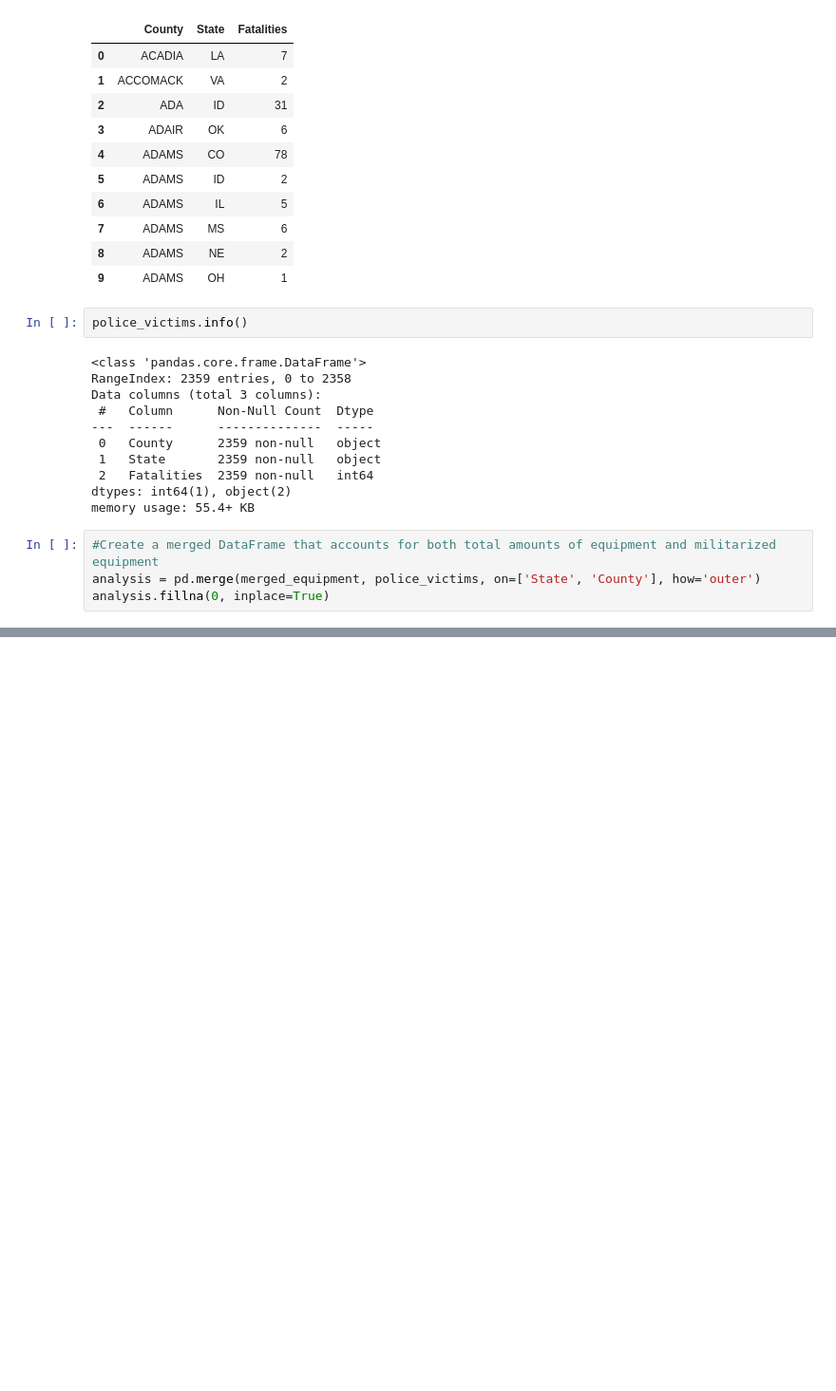
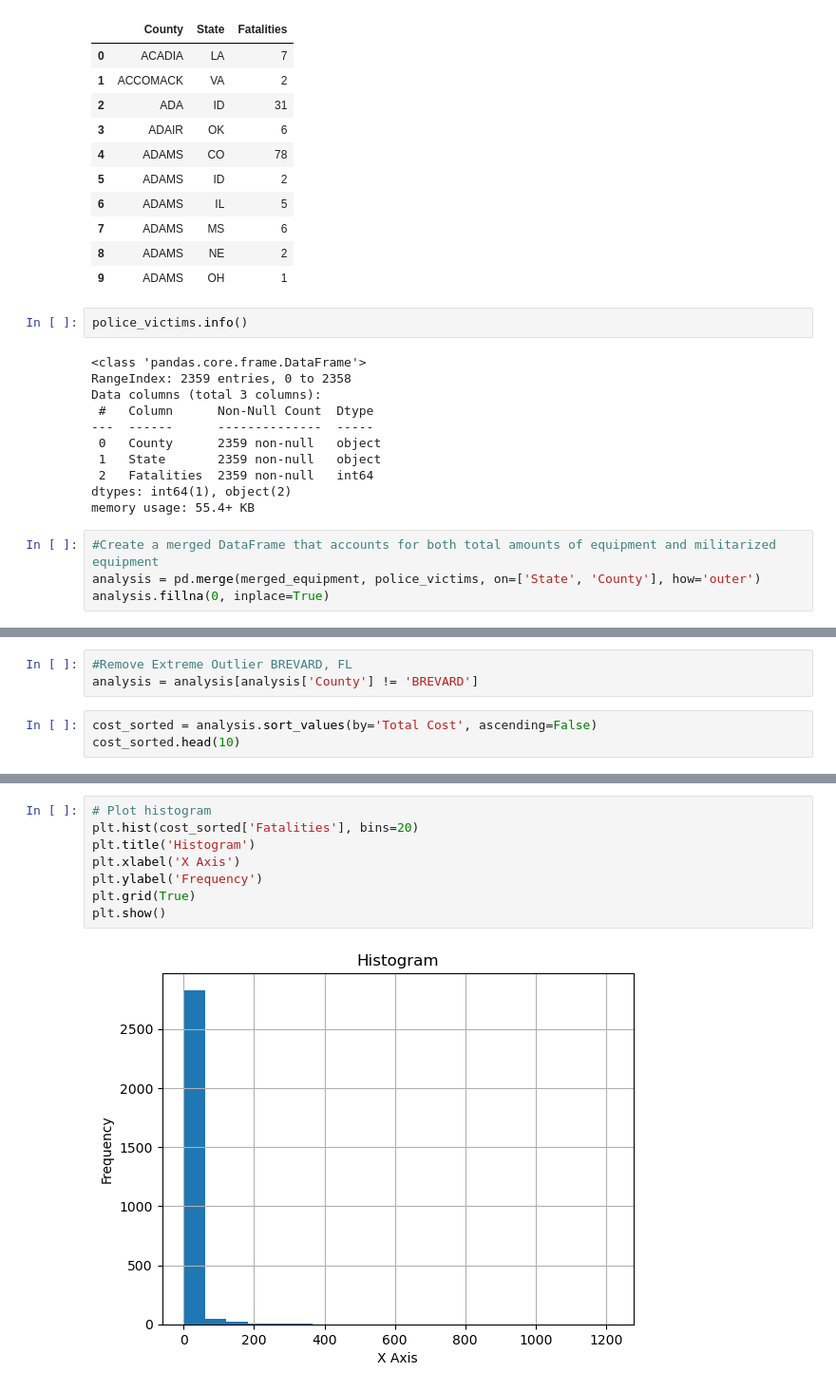
Before and after one commit to cat-mang/LESO_Analysis_Proj, a Jupyter notebook: notebooks/eda.ipynb, the cells around one changed output, grey strips where cells are left out. Shown at 95% size. Saved outputs shown, nothing was run; the diff lists cells and outputs as text; blank space fills up the shorter version.

```diff
--- a/notebooks/eda.ipynb
+++ b/notebooks/eda.ipynb
@@ -415,0 +450,6 @@ state
+# %%
+#Remove Extreme Outlier BREVARD, FL
+analysis = analysis[analysis['County'] != 'BREVARD']
+# %%
+cost_sorted = analysis.sort_values(by='Total Cost', ascending=False)
+cost_sorted.head(10)
@@ -415,0 +468,10 @@ state
+# %%
+# Plot histogram
+plt.hist(cost_sorted['Fatalities'], bins=20)
+plt.title('Histogram')
+plt.xlabel('X Axis')
+plt.ylabel('Frequency')
+plt.grid(True)
+plt.show()
+# %% [output]
+[figure, added]
```
Also changed, not shown: parts of 16 cells of this notebook.
